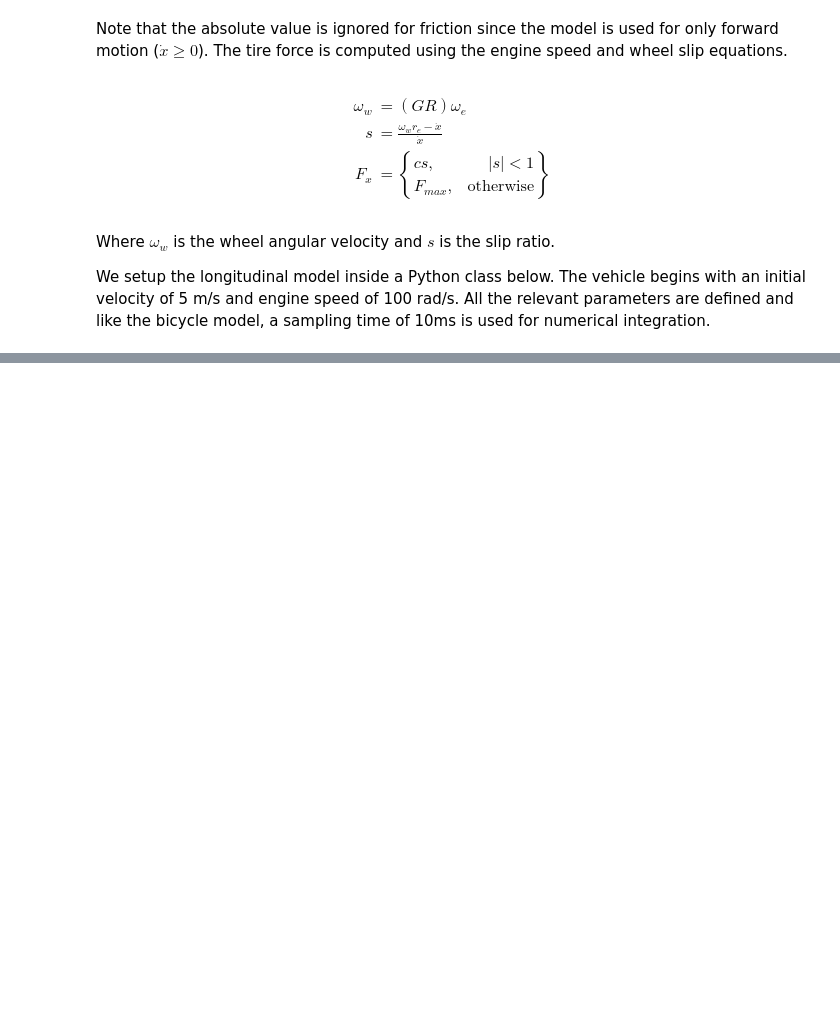
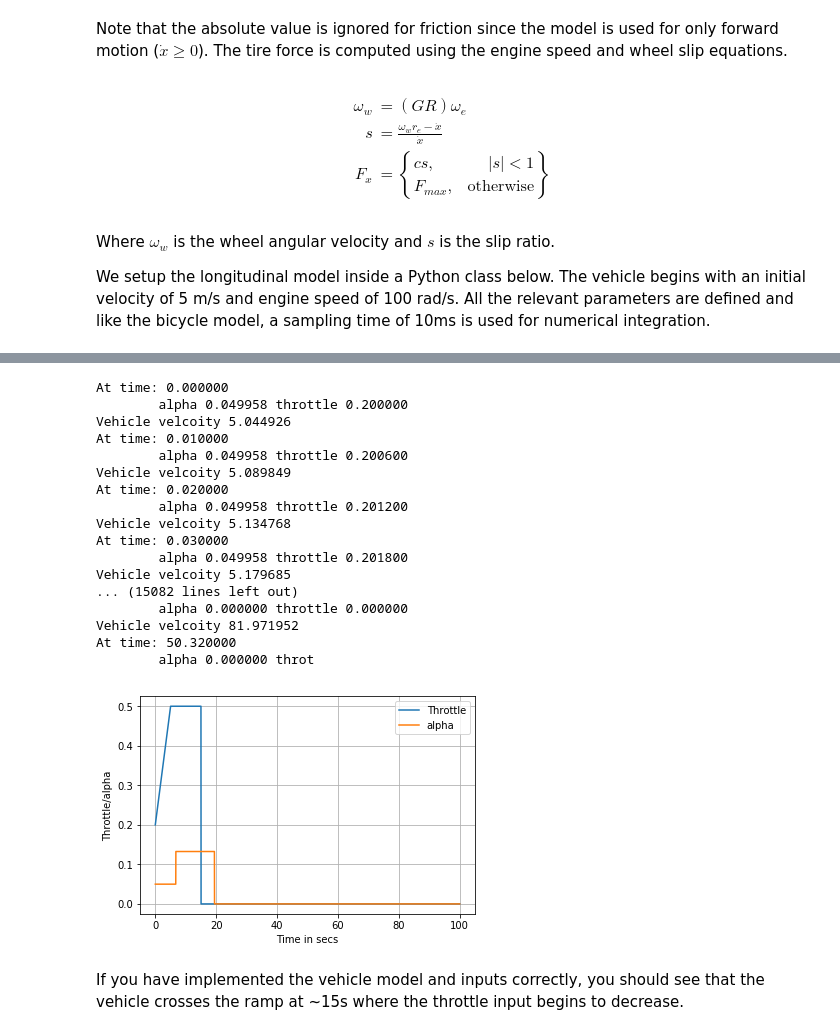
Before and after one commit to pockerman/autonomous_vehicles, a Jupyter notebook: simulator/application_notebooks/longitudinal_vehicle_model.ipynb, the cells around one changed output, grey strips where cells are left out. Drawn from its saved outputs; the diff is of its cells as text; code cells hidden in the pictures; blank space fills up the shorter version.

Commit message:
Add longitudinal model tutorial

```diff
--- a/simulator/application_notebooks/longitudinal_vehicle_model.ipynb
+++ b/simulator/application_notebooks/longitudinal_vehicle_model.ipynb
@@ -196,0 +385,23 @@ NameError: name 'plt' is not defined
+# %%
+variable_throttle()
+# %% [output]
+At time: 0.000000
+        alpha 0.049958 throttle 0.200000
+Vehicle velcoity 5.044926
+At time: 0.010000
+        alpha 0.049958 throttle 0.200600
+Vehicle velcoity 5.089849
+At time: 0.020000
+        alpha 0.049958 throttle 0.201200
+Vehicle velcoity 5.134768
+At time: 0.030000
+        alpha 0.049958 throttle 0.201800
+Vehicle velcoity 5.179685
+... (15082 lines left out)
+        alpha 0.000000 throttle 0.000000
+Vehicle velcoity 81.971952
+At time: 50.320000
+        alpha 0.000000 throt
+[figure, added]
+# %% [markdown]
+If you have implemented the vehicle model and inputs correctly, you should see that the vehicle crosses the ramp at ~15s where the throttle input begins to decrease.
```
Also changed, not shown: parts of 10 cells of this notebook, 7 other files.
